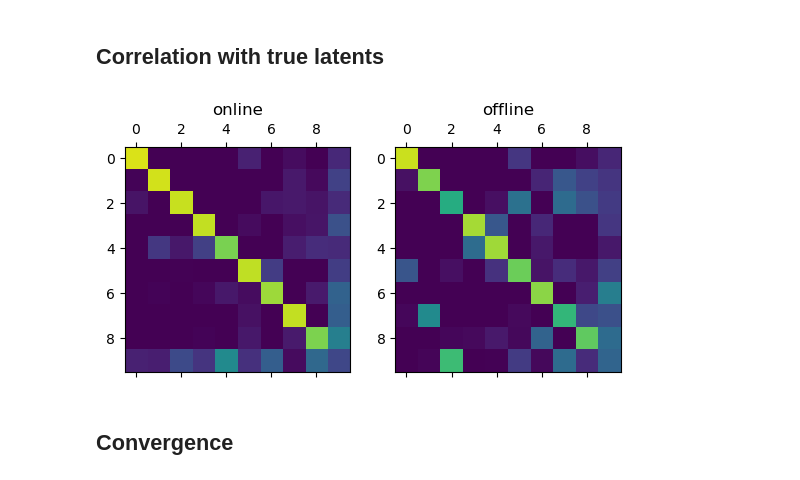
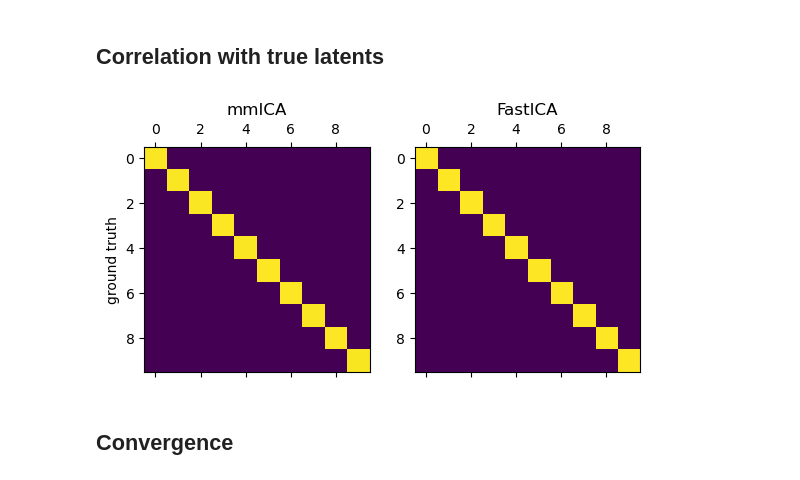
Before and after one commit to draeloslab/AdaptiveLatents, a Jupyter notebook: notebooks/try_out_mmica.ipynb, the cells around one changed output. Saved outputs shown, nothing was run; the diff lists cells and outputs as text; code cells hidden in the pictures.

```diff
--- a/notebooks/try_out_mmica.ipynb
+++ b/notebooks/try_out_mmica.ipynb
@@ -207,23 +218,20 @@ ax.set_title("Offline vs Online latent correlations");
 # %% [markdown]
 ## Correlation with true latents
-# %%
-if A_true is not None:
-    fig, ax = plt.subplots(ncols=2)
-
-    cov = np.corrcoef(A_true.T, datasets['mmICA'])[:-datasets['mmICA'].shape[0],A_true.shape[1]:]
-    if A_true.T.shape == datasets['mmICA'].shape:
-        cov = permute(cov, scale=False)
-    ax[0].matshow(np.abs(cov), vmin=.1, vmax=1)
-    ax[0].set_title("online")
-
-
-    cov = np.corrcoef(A_true.T, datasets['FastICA'])[:-datasets['FastICA'].shape[0],A_true.shape[1]:]
-    if A_true.T.shape == datasets['FastICA'].shape:
-        cov = permute(cov, scale=False)
-    ax[1].matshow(np.abs(cov), vmin=.1, vmax=1)
-    ax[1].set_title("offline")
-# %% [output]
-[figure, removed]
+# %%
+if A_true is not None:
+    fig, ax = plt.subplots(ncols=2)
+    a = datasets['ground truth']
+    ax[0].set_ylabel('ground truth')
+
+    for i, name in enumerate(['mmICA', 'FastICA']):
+        b=datasets[name]
+        cov = np.corrcoef(a, b)[:a.shape[0], a.shape[0]:]
+        if cov.shape[0] == cov.shape[1]:
+            cov = permute(cov, scale=False)
+        ax[i].matshow(np.abs(cov), vmin=.1, vmax=1)
+        ax[i].set_title(name)
+# %% [output]
+[figure, added]
 # %% [markdown]
 ## Convergence
 # %%
```
Also changed, not shown: parts of 21 cells of this notebook.
